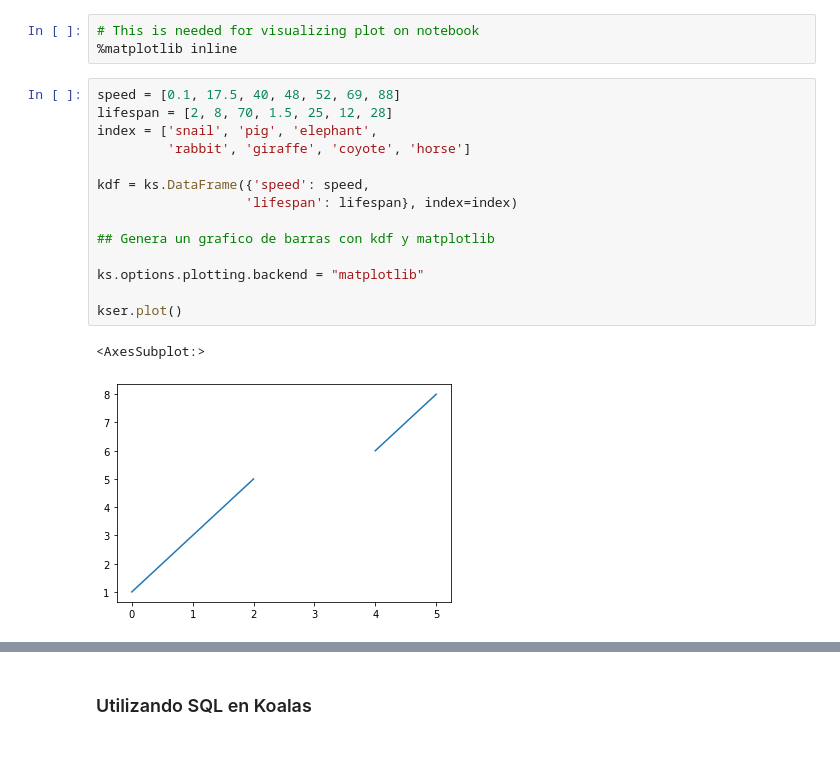
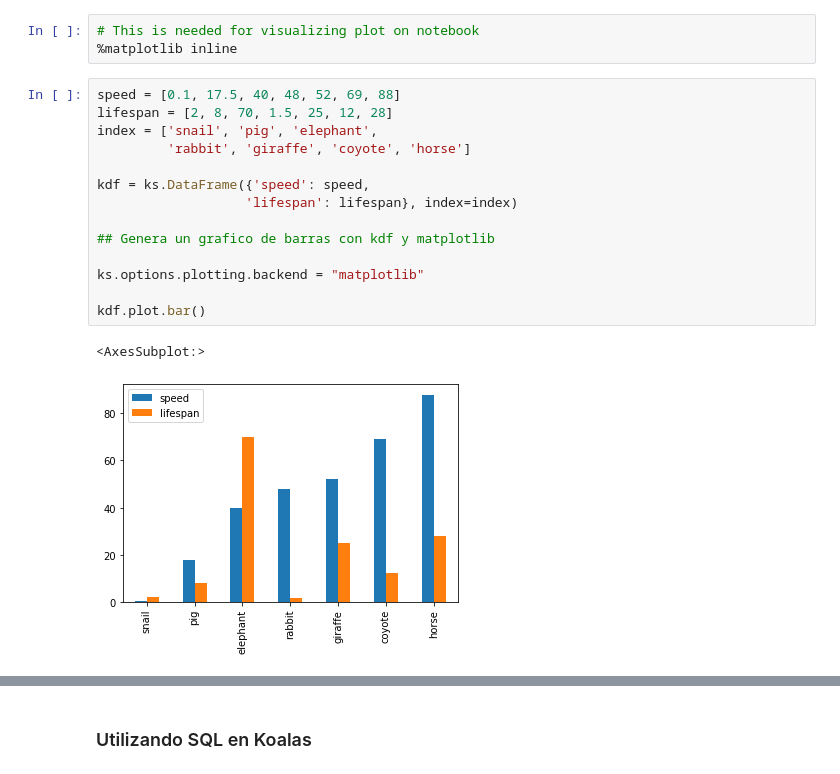
Before and after one commit to ilsear17/Big_Data1, a Jupyter notebook: 3. Ejercicios Apache Spark Koala/Ejercicio práctico_Koalas.IlseArredondo.323019078.ipynb, the cells around one changed output, grey strips where cells are left out. Saved outputs shown, nothing was run; the diff lists cells and outputs as text.

```diff
--- a/3. Ejercicios Apache Spark Koala/Ejercicio práctico_Koalas.IlseArredondo.323019078.ipynb
+++ b/3. Ejercicios Apache Spark Koala/Ejercicio práctico_Koalas.IlseArredondo.323019078.ipynb
@@ -141,20 +150,20 @@ kdf.groupby(['A', 'B']).sum()
 # %%
 speed = [0.1, 17.5, 40, 48, 52, 69, 88]
 lifespan = [2, 8, 70, 1.5, 25, 12, 28]
 index = ['snail', 'pig', 'elephant',
          'rabbit', 'giraffe', 'coyote', 'horse']
 
 kdf = ks.DataFrame({'speed': speed,
                    'lifespan': lifespan}, index=index)
 
 ## Genera un grafico de barras con kdf y matplotlib
 
 ks.options.plotting.backend = "matplotlib"
 
-kser.plot()
+kdf.plot.bar()
 # %% [output]
 <AxesSubplot:>
-[figure, old version]
+[figure, new version]
 # %%
 kdf = ks.DataFrame({
     'sales': [3, 2, 3, 9, 10, 6, 3],
```
Also changed, not shown: parts of 13 cells of this notebook.
